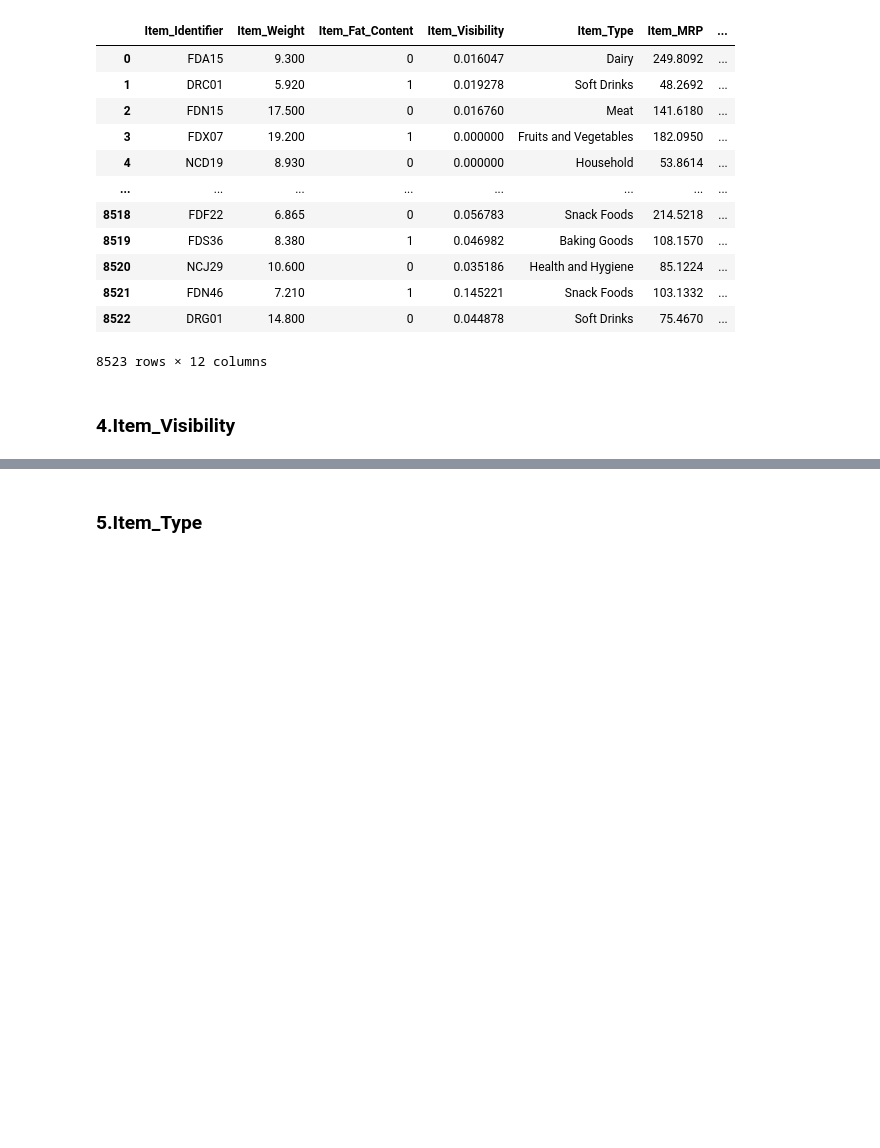
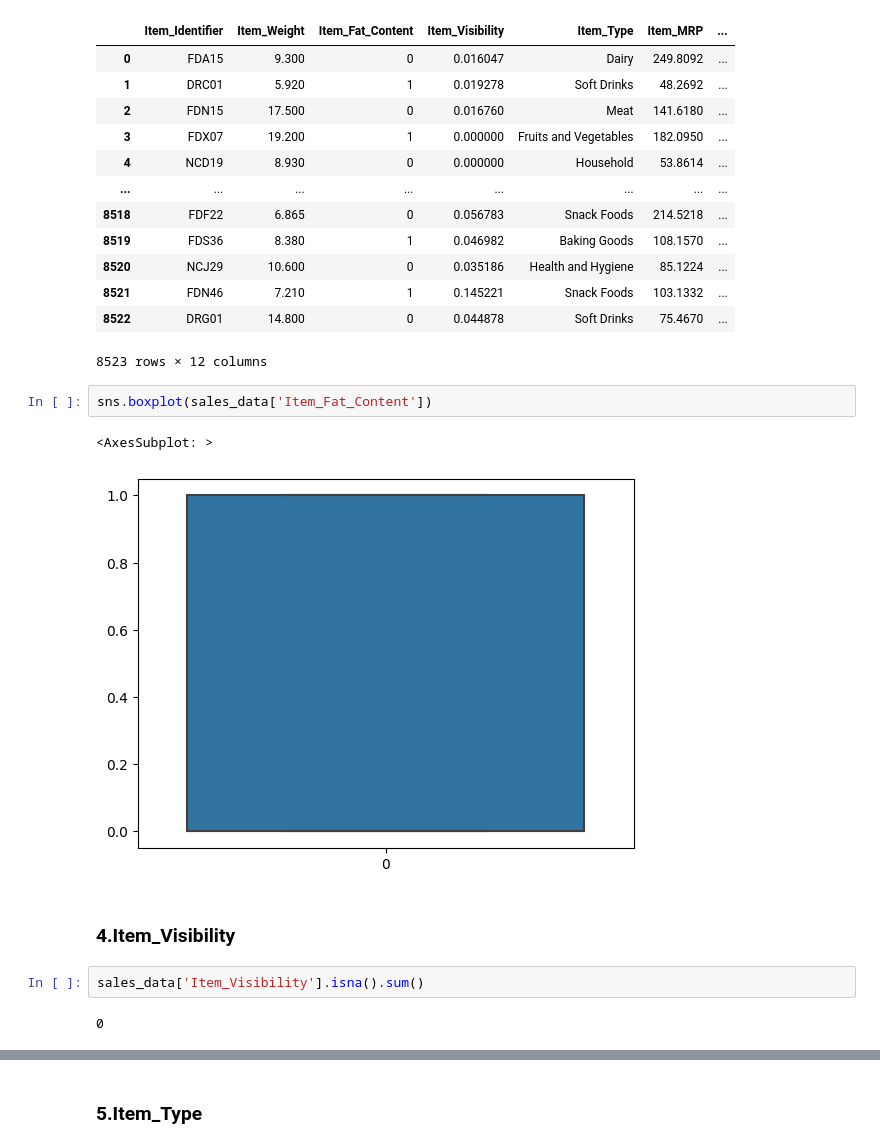
Before and after one commit to dhirajkeswani/Store-Sales-Prediction, a Jupyter notebook: Model Building.ipynb, the cells around one changed output, grey strips where cells are left out. Drawn from its saved outputs; the diff is of its cells as text; blank space fills up the shorter version.

```diff
--- a/Model Building.ipynb
+++ b/Model Building.ipynb
@@ -90,5 +124,14 @@ sales_data
 | 8521 | FDN46 | 7.210 | 1 | 0.145221 | Snack Foods | 103.1332 | ... |
 | 8522 | DRG01 | 14.800 | 0 | 0.044878 | Soft Drinks | 75.4670 | ... |
 8523 rows × 12 columns
+# %%
+sns.boxplot(sales_data['Item_Fat_Content'])
+# %% [output]
+<AxesSubplot: >
+[figure, added]
 # %% [markdown]
 ### 4.Item_Visibility
+# %%
+sales_data['Item_Visibility'].isna().sum()
+# %% [output]
+0
```
Also changed, not shown: parts of 41 cells of this notebook.
